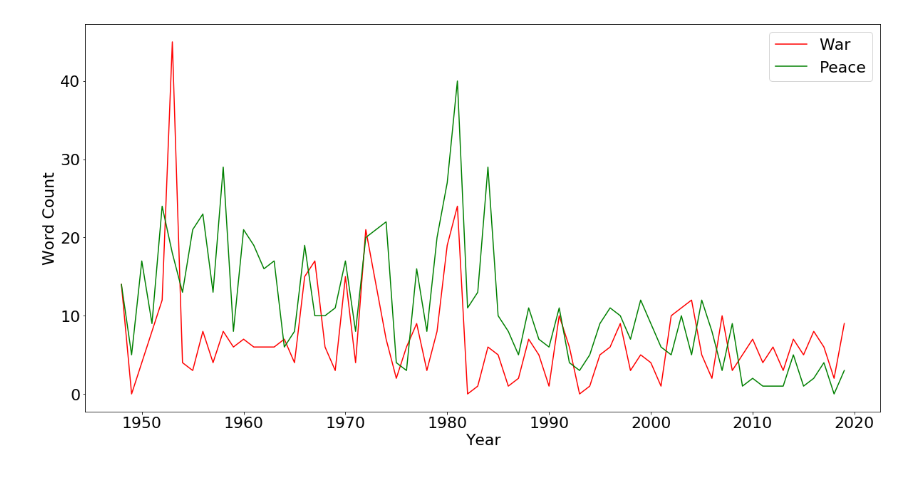
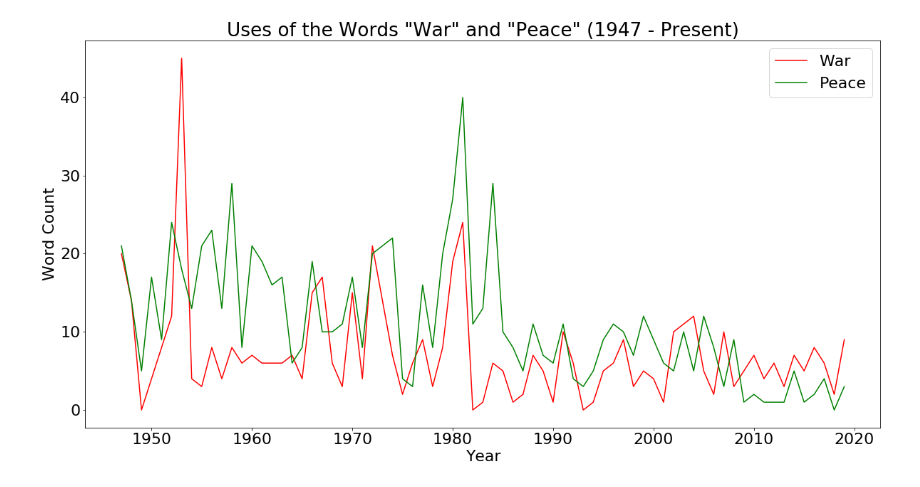
Before and after one commit to danielproberts/sotu-words, a Jupyter notebook: sotu-notebook.ipynb, the cells around one changed output. Cells and saved outputs as stored; diff of their text form; code cells hidden in the pictures.

Commit message:
improved chart formatting

```diff
--- a/sotu-notebook.ipynb
+++ b/sotu-notebook.ipynb
@@ -109,0 +75,16 @@ print(df)
+# %%
+# SQL Queries
+
+sqlAll = "SELECT date, name, countTotal FROM sotuwords"
+sqlColdWar = "SELECT date, name, countWar, countPeace FROM sotuwords WHERE date >= 1947"
+
+sqlWarOverPeace = "SELECT date FROM sotuwords WHERE countWar > countPeace"
+sqlPeaceOverWar = "SELECT date FROM sotuwords WHERE countPeace > countWar"
+sqlWarPeace = "SELECT date FROM sotuWords WHERE countWar == countPeace"
+
+dfColdWar = pd.read_sql(sqlColdWar, conn)
+dfAll = pd.read_sql(sqlAll, conn)
+
+countWarOverPeace = len(pd.read_sql(sqlWarOverPeace, conn))
+countPeaceOverWar = len(pd.read_sql(sqlPeaceOverWar, conn))
+countWarPeace = len(pd.read_sql(sqlWarPeace, conn))
@@ -110,11 +113,12 @@ print(df)
 # %%
 plt.figure(figsize=(20,10))
 plt.rcParams.update({'font.size': 22})
-plt.plot(df.date, df.countWar, label="War", color="red")
-plt.plot(df.date, df.countPeace, label="Peace", color="green")
+plt.plot(dfColdWar.date, dfColdWar.countWar, label="War", color="red")
+plt.plot(dfColdWar.date, dfColdWar.countPeace, label="Peace", color="green")
+plt.title('Uses of the Words "War" and "Peace" (1947 - Present)')
 plt.xlabel('Year')
 plt.ylabel('Word Count')
 plt.legend(loc='upper right')
 plt.show()
 # %% [output]
-[figure, old version]
+[figure, new version]
```
Also changed, not shown: parts of 9 cells of this notebook, 1 other file.
